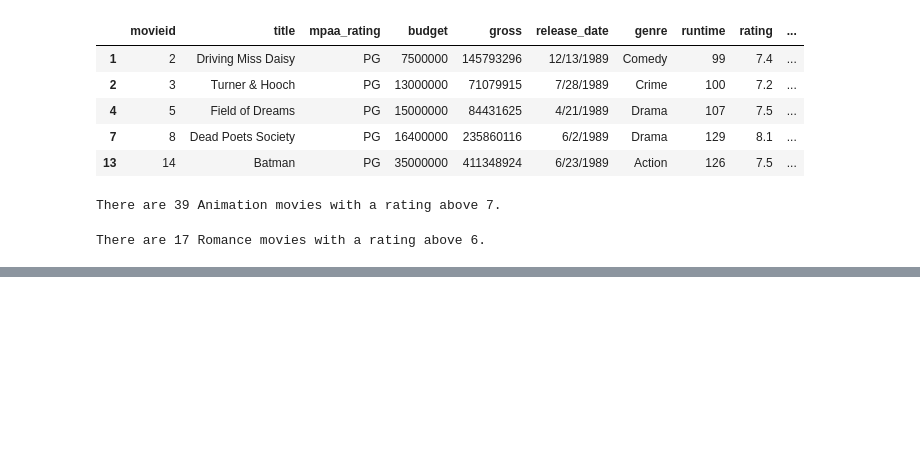
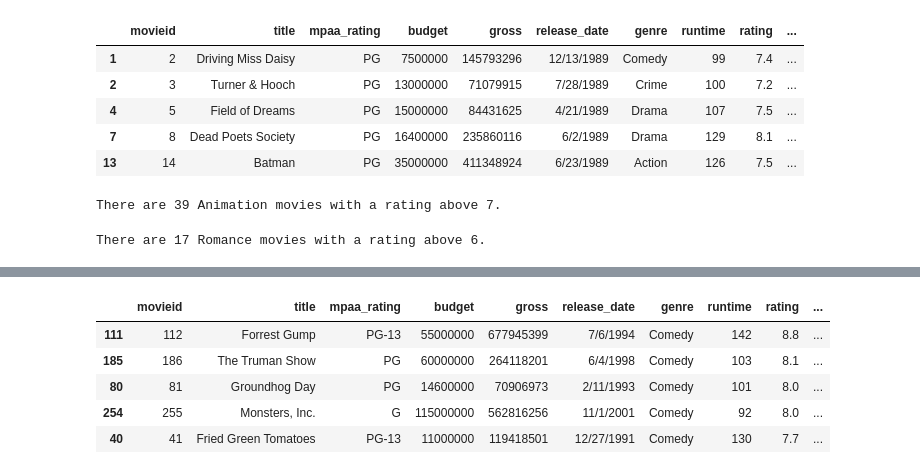
Before and after one commit to RHout19/Project-1, a Jupyter notebook: Model 1/Project 1/Sprint_4_Panda.ipynb, the cells around one changed output, grey strips where cells are left out. Cells and saved outputs as stored; diff of their text form; code cells hidden in the pictures; blank space fills up the shorter version.

```diff
--- a/Model 1/Sprint_4_Panda.ipynb
+++ b/Model 1/Project 1/Sprint_4_Panda.ipynb
@@ -246,0 +258,11 @@ KeyError: "None of [Int64Index([  7500000,   7500000,  13000000,  14000000,  150
+# %%
+#Exercise 5 | show the top 5 Comedy movies by Rating
+
+mv[mv['genre'] == 'Comedy'].nlargest(5, 'rating')
+# %% [output]
+|  | movieid | title | mpaa_rating | budget | gross | release_date | genre | runtime | rating | ... |
+| 111 | 112 | Forrest Gump | PG-13 | 55000000 | 677945399 | 7/6/1994 | Comedy | 142 | 8.8 | ... |
+| 185 | 186 | The Truman Show | PG | 60000000 | 264118201 | 6/4/1998 | Comedy | 103 | 8.1 | ... |
+| 80 | 81 | Groundhog Day | PG | 14600000 | 70906973 | 2/11/1993 | Comedy | 101 | 8.0 | ... |
+| 254 | 255 | Monsters, Inc. | G | 115000000 | 562816256 | 11/1/2001 | Comedy | 92 | 8.0 | ... |
+| 40 | 41 | Fried Green Tomatoes | PG-13 | 11000000 | 119418501 | 12/27/1991 | Comedy | 130 | 7.7 | ... |
```
Also changed, not shown: parts of 10 cells of this notebook, 3 other files.
